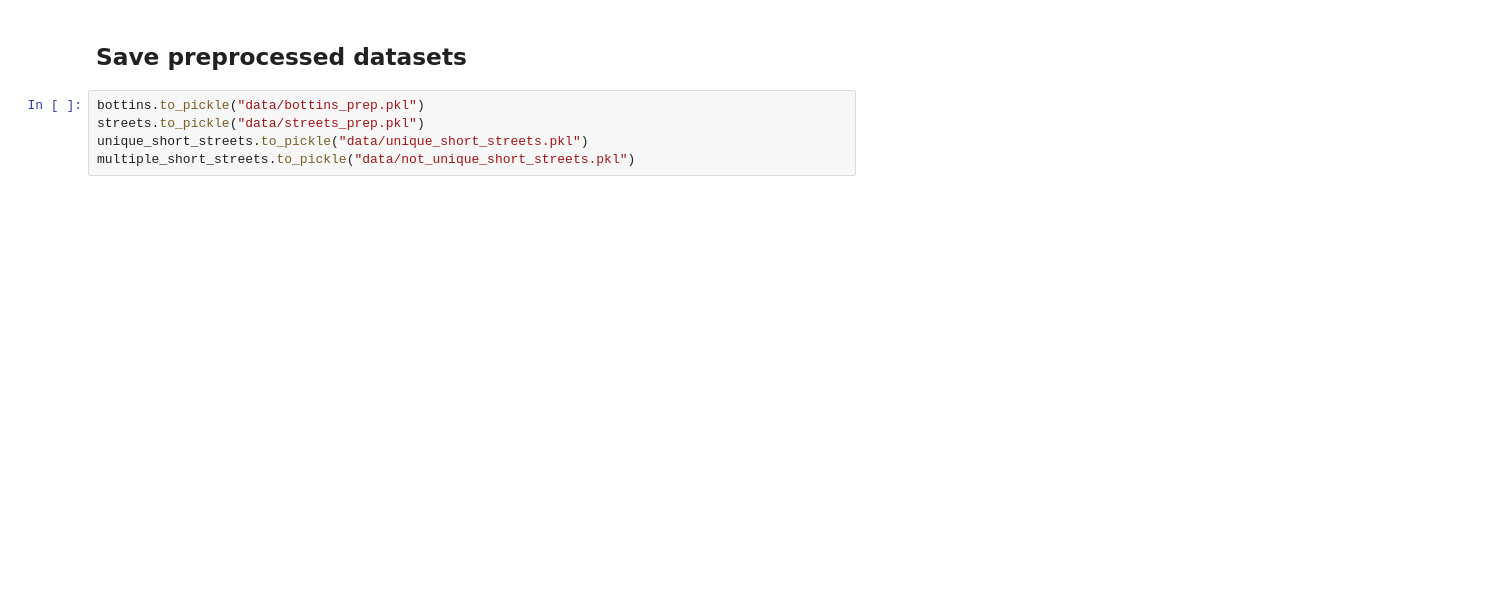
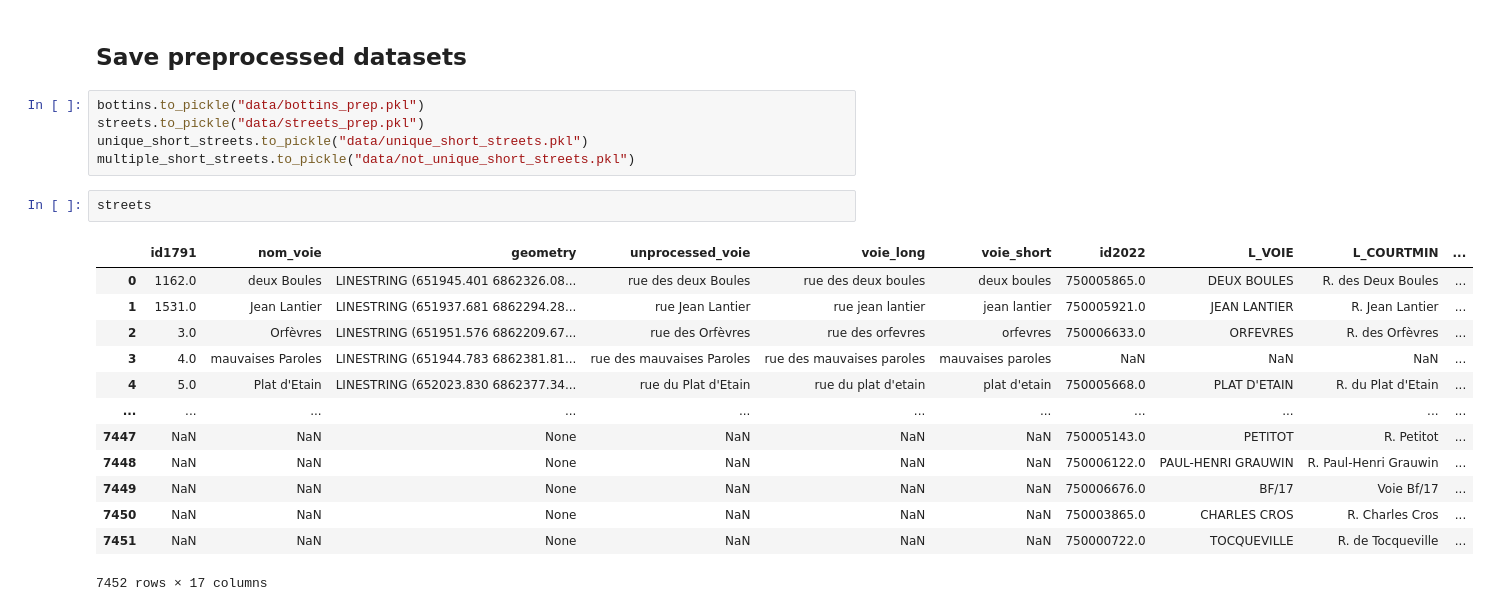
Before and after one commit to leamarxen/Paris_City_Project, a Jupyter notebook: Preprocessing.ipynb, the cells around one changed output. Cells and saved outputs as stored; diff of their text form; blank space fills up the shorter version.

```diff
--- a/Preprocessing.ipynb
+++ b/Preprocessing.ipynb
@@ -200,3 +223,19 @@ bottins.to_pickle("data/bottins_prep.pkl")
 streets.to_pickle("data/streets_prep.pkl")
 unique_short_streets.to_pickle("data/unique_short_streets.pkl")
 multiple_short_streets.to_pickle("data/not_unique_short_streets.pkl")
+# %%
+streets
+# %% [output]
+|  | id1791 | nom_voie | geometry | unprocessed_voie | voie_long | voie_short | id2022 | L_VOIE | L_COURTMIN | ... |
+| 0 | 1162.0 | deux Boules | LINESTRING (651945.401 6862326.08... | rue des deux Boules | rue des deux boules | deux boules | 750005865.0 | DEUX BOULES | R. des Deux Boules | ... |
+| 1 | 1531.0 | Jean Lantier | LINESTRING (651937.681 6862294.28... | rue Jean Lantier | rue jean lantier | jean lantier | 750005921.0 | JEAN LANTIER | R. Jean Lantier | ... |
+| 2 | 3.0 | Orfèvres | LINESTRING (651951.576 6862209.67... | rue des Orfèvres | rue des orfevres | orfevres | 750006633.0 | ORFEVRES | R. des Orfèvres | ... |
+| 3 | 4.0 | mauvaises Paroles | LINESTRING (651944.783 6862381.81... | rue des mauvaises Paroles | rue des mauvaises paroles | mauvaises paroles | NaN | NaN | NaN | ... |
+| 4 | 5.0 | Plat d'Etain | LINESTRING (652023.830 6862377.34... | rue du Plat d'Etain | rue du plat d'etain | plat d'etain | 750005668.0 | PLAT D'ETAIN | R. du Plat d'Etain | ... |
+| ... | ... | ... | ... | ... | ... | ... | ... | ... | ... | ... |
+| 7447 | NaN | NaN | None | NaN | NaN | NaN | 750005143.0 | PETITOT | R. Petitot | ... |
+| 7448 | NaN | NaN | None | NaN | NaN | NaN | 750006122.0 | PAUL-HENRI GRAUWIN | R. Paul-Henri Grauwin | ... |
+| 7449 | NaN | NaN | None | NaN | NaN | NaN | 750006676.0 | BF/17 | Voie Bf/17 | ... |
+| 7450 | NaN | NaN | None | NaN | NaN | NaN | 750003865.0 | CHARLES CROS | R. Charles Cros | ... |
+| 7451 | NaN | NaN | None | NaN | NaN | NaN | 750000722.0 | TOCQUEVILLE | R. de Tocqueville | ... |
+7452 rows × 17 columns
```
Also changed, not shown: parts of 10 cells of this notebook, 2 other files.
